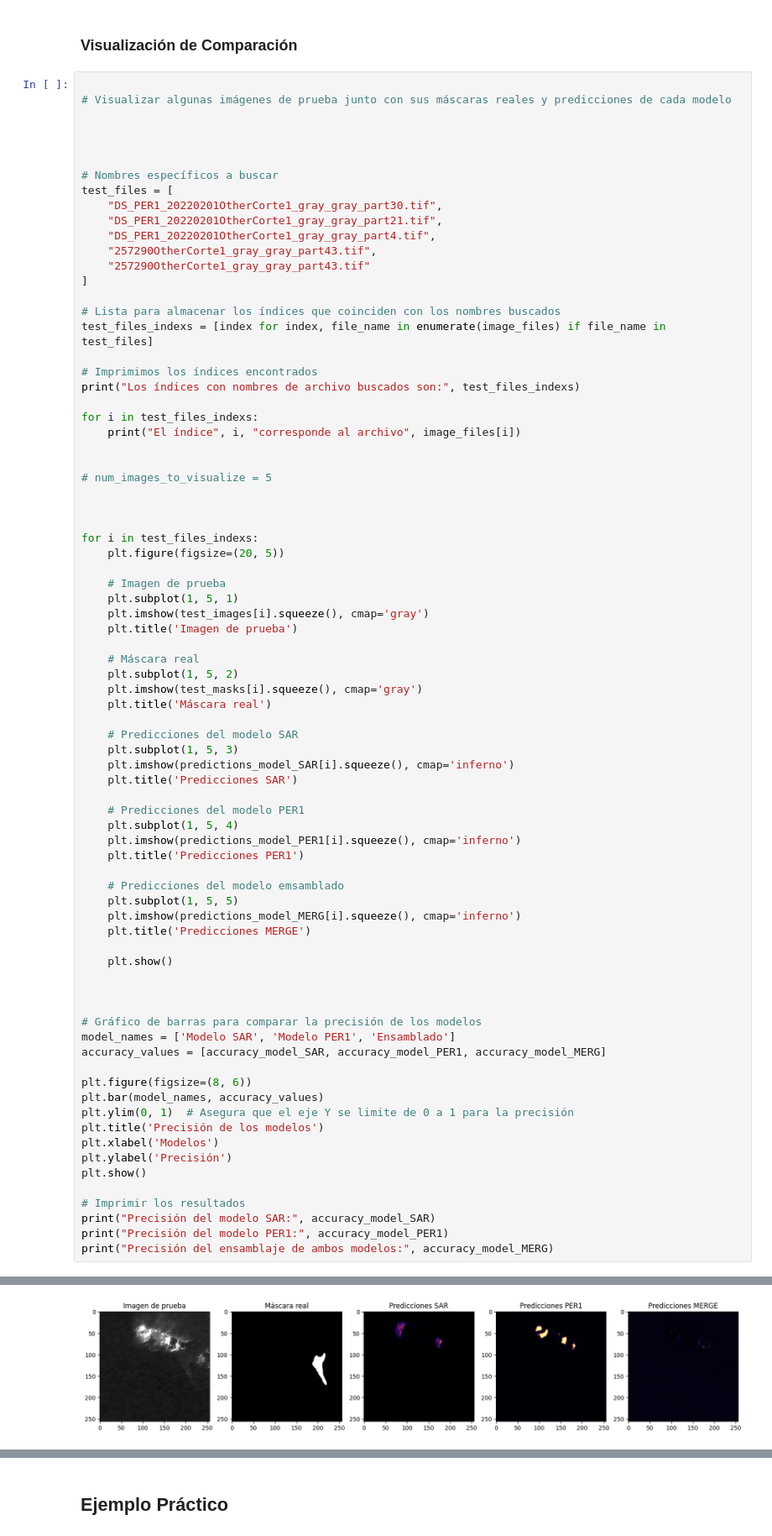
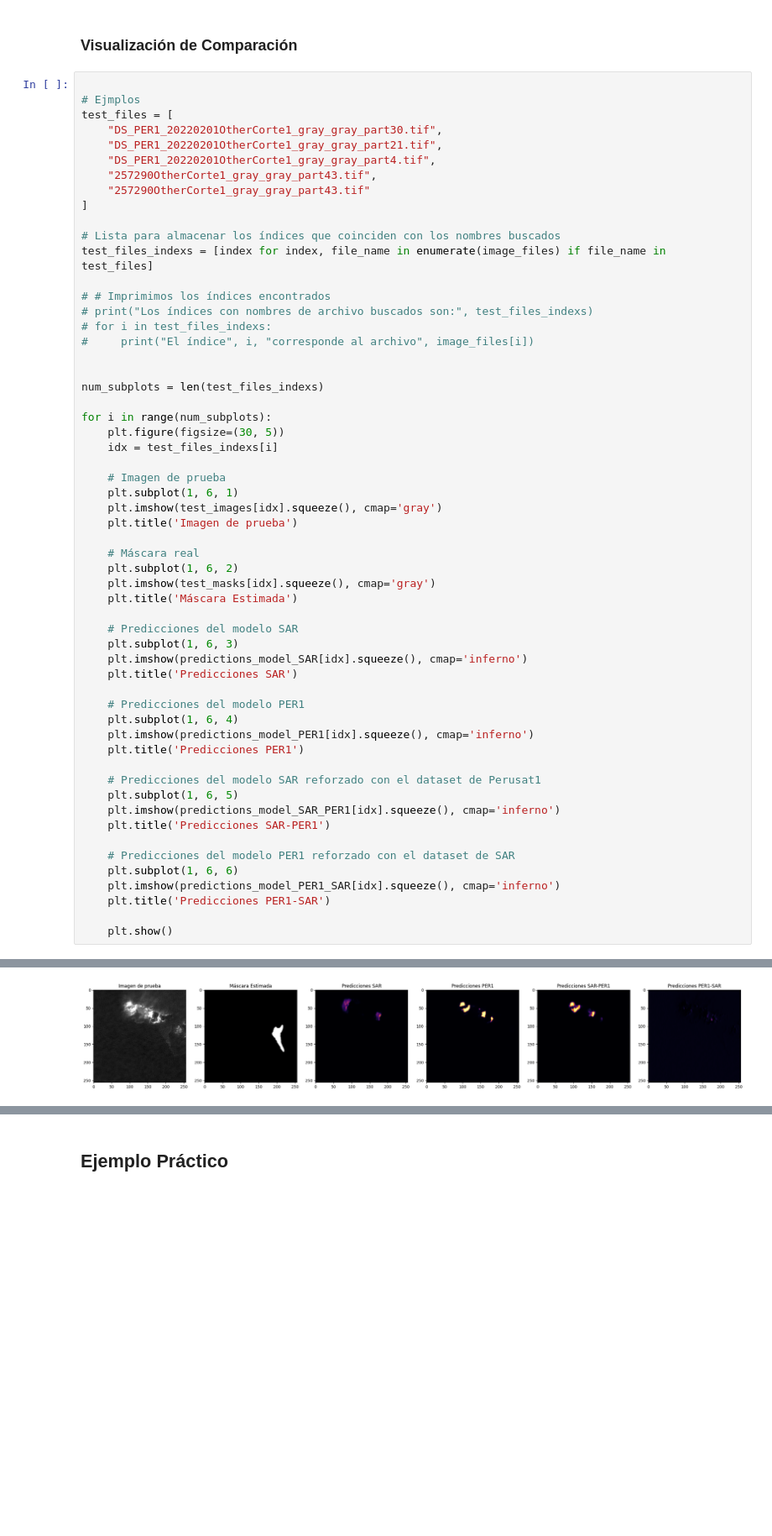
Before and after one commit to Misash/Oill-Spill-Detection, a Jupyter notebook: main.ipynb, the cells around one changed output, grey strips where cells are left out. Shown at 84% size. Drawn from its saved outputs; the diff is of its cells as text; blank space fills up the shorter version.

```diff
--- a/main.ipynb
+++ b/main.ipynb
@@ -340,12 +441,7 @@ Numero de Mascaras de entrenamiento:  132
 ### Visualización de Comparación
 # %%
 
-# Visualizar algunas imágenes de prueba junto con sus máscaras reales y predicciones de cada modelo
-
-
-
-
-# Nombres específicos a buscar
+# Ejmplos
 test_files = [
     "DS_PER1_20220201OtherCorte1_gray_gray_part30.tif",
     "DS_PER1_20220201OtherCorte1_gray_gray_part21.tif",
@@ -357,63 +453,47 @@ test_files = [
 # Lista para almacenar los índices que coinciden con los nombres buscados
 test_files_indexs = [index for index, file_name in enumerate(image_files) if file_name in test_files]
 
-# Imprimimos los índices encontrados
-print("Los índices con nombres de archivo buscados son:", test_files_indexs)
-
-for i in test_files_indexs:
-    print("El índice", i, "corresponde al archivo", image_files[i])
+# # Imprimimos los índices encontrados
+# print("Los índices con nombres de archivo buscados son:", test_files_indexs)
+# for i in test_files_indexs:
+#     print("El índice", i, "corresponde al archivo", image_files[i])
 
 
-# num_images_to_visualize = 5
+num_subplots = len(test_files_indexs)
 
-
-
-for i in test_files_indexs:
-    plt.figure(figsize=(20, 5))
+for i in range(num_subplots):
+    plt.figure(figsize=(30, 5))
+    idx = test_files_indexs[i]
 
     # Imagen de prueba
-    plt.subplot(1, 5, 1)
-    plt.imshow(test_images[i].squeeze(), cmap='gray')
+    plt.subplot(1, 6, 1)
+    plt.imshow(test_images[idx].squeeze(), cmap='gray')
     plt.title('Imagen de prueba')
 
     # Máscara real
-    plt.subplot(1, 5, 2)
-    plt.imshow(test_masks[i].squeeze(), cmap='gray')
-    plt.title('Máscara real')
+    plt.subplot(1, 6, 2)
+    plt.imshow(test_masks[idx].squeeze(), cmap='gray')
+    plt.title('Máscara Estimada')
 
     # Predicciones del modelo SAR
-    plt.subplot(1, 5, 3)
-    plt.imshow(predictions_model_SAR[i].squeeze(), cmap='inferno')
+    plt.subplot(1, 6, 3)
+    plt.imshow(predictions_model_SAR[idx].squeeze(), cmap='inferno')
     plt.title('Predicciones SAR')
 
     # Predicciones del modelo PER1
-    plt.subplot(1, 5, 4)
-    plt.imshow(predictions_model_PER1[i].squeeze(), cmap='inferno')
+    plt.subplot(1, 6, 4)
+    plt.imshow(predictions_model_PER1[idx].squeeze(), cmap='inferno')
     plt.title('Predicciones PER1')
 
-    # Predicciones del modelo emsamblado
-    plt.subplot(1, 5, 5)
-    plt.imshow(predictions_model_MERG[i].squeeze(), cmap='inferno')
-    plt.title('Predicciones MERGE')
+    # Predicciones del modelo SAR reforzado con el dataset de Perusat1
+    plt.subplot(1, 6, 5)
+    plt.imshow(predictions_model_SAR_PER1[idx].squeeze(), cmap='inferno')
+    plt.title('Predicciones SAR-PER1')
+
+    # Predicciones del modelo PER1 reforzado con el dataset de SAR
+    plt.subplot(1, 6, 6)
+    plt.imshow(predictions_model_PER1_SAR[idx].squeeze(), cmap='inferno')
+    plt.title('Predicciones PER1-SAR')
 
     plt.show()
-
-
-
-# Gráfico de barras para comparar la precisión de los modelos
-model_names = ['Modelo SAR', 'Modelo PER1', 'Ensamblado']
-accuracy_values = [accuracy_model_SAR, accuracy_model_PER1, accuracy_model_MERG]
-
-plt.figure(figsize=(8, 6))
-plt.bar(model_names, accuracy_values)
-plt.ylim(0, 1)  # Asegura que el eje Y se limite de 0 a 1 para la precisión
-plt.title('Precisión de los modelos')
-plt.xlabel('Modelos')
-plt.ylabel('Precisión')
-plt.show()
-
-# Imprimir los resultados
-print("Precisión del modelo SAR:", accuracy_model_SAR)
-print("Precisión del modelo PER1:", accuracy_model_PER1)
-print("Precisión del ensamblaje de ambos modelos:", accuracy_model_MERG)
 # %% [output]
@@ -425 +500 @@ El índice 124 corresponde al archivo DS_PER1_20220201OtherCorte1_gray_gray_part
-[figure, old version]
+[figure, new version]
```
Also changed, not shown: parts of 9 cells of this notebook, 3 other files.
